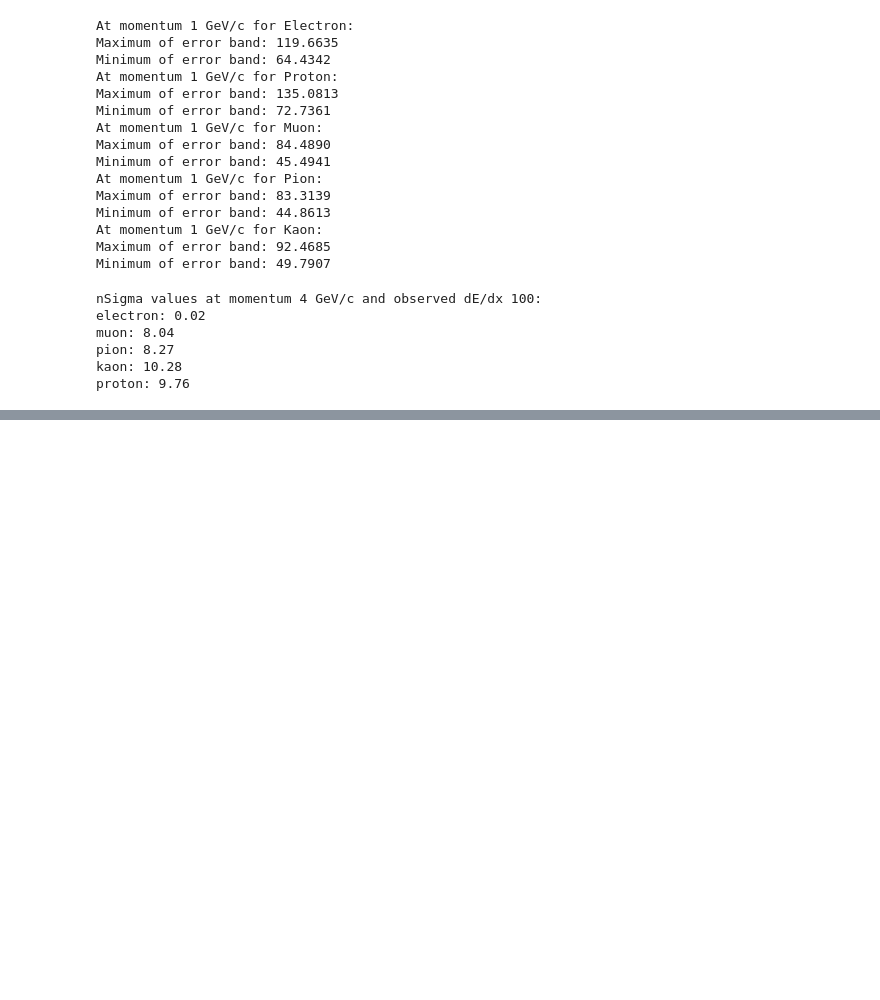
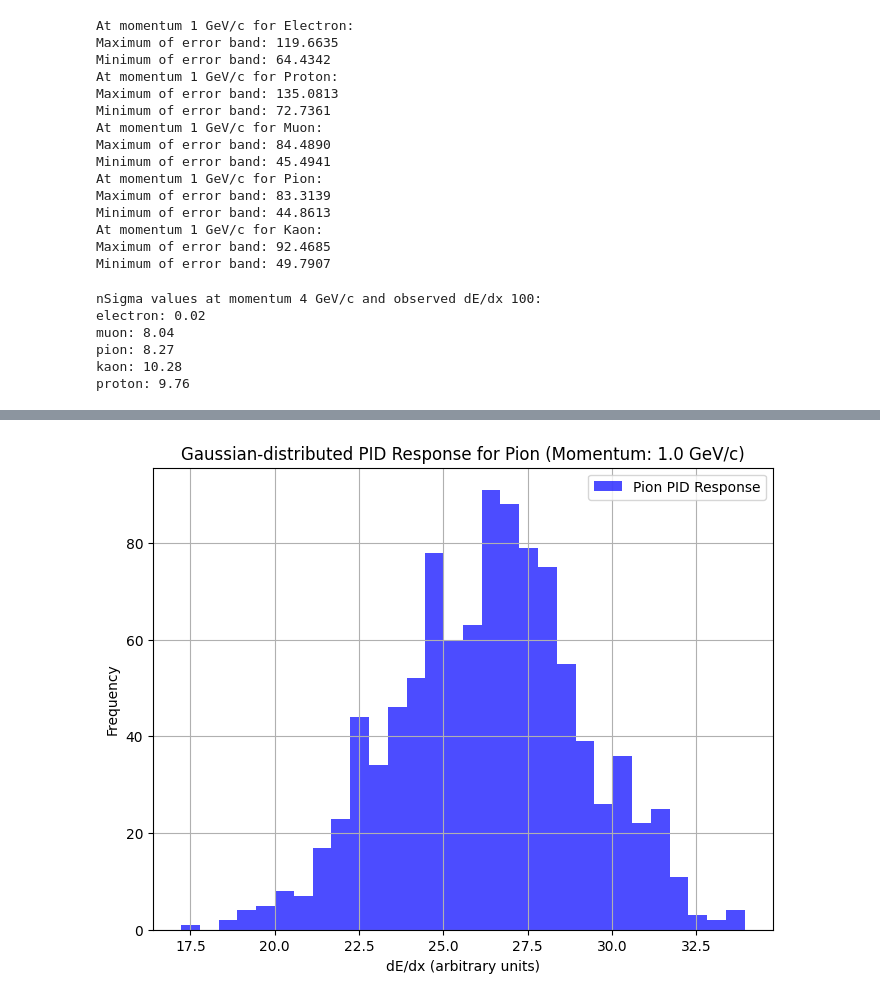
Before and after one commit to siragoni/ML-autoencoder, a Jupyter notebook: Clean.ipynb, the cells around one changed output, grey strips where cells are left out. Drawn from its saved outputs; the diff is of its cells as text; code cells hidden in the pictures; blank space fills up the shorter version.

Commit message:
Gaussian generator

```diff
--- a/Clean.ipynb
+++ b/Clean.ipynb
@@ -241,0 +334,43 @@ print(random_value)
+# %%
+import numpy as np
+import matplotlib.pyplot as plt
+
+def plot_gaussian_pid_distribution(momentum, particle_type, n_samples=100, stretch_factor=1):
+    """
+    Generates and plots Gaussian-distributed PID response values for a given particle type and momentum.
+
+    Parameters:
+    - momentum: Particle momentum (GeV/c)
+    - particle_type: Type of particle ('electron', 'muon', 'pion', 'kaon', 'proton')
+    - n_samples: Number of Gaussian-distributed samples to generate (default = 100)
+    - stretch_factor: Stretch factor for the TPC response (default = 1)
+
+    Generates:
+    - A plot of the Gaussian-distributed PID response values.
+    """
+    # Generate the Gaussian-distributed PID values
+    pid_values = generate_gaussian_pid_list(momentum, particle_type, n_samples, stretch_factor)
+
+    # Plot the distribution
+    plt.figure(figsize=(8, 6))
+    plt.hist(pid_values, bins=30, color='blue', alpha=0.7, label=f'{particle_type.capitalize()} PID Response')
+
+    # Add labels and title
+    plt.xlabel('dE/dx (arbitrary units)')
+    plt.ylabel('Frequency')
+    plt.title(f'Gaussian-distributed PID Response for {particle_type.capitalize()} (Momentum: {momentum} GeV/c)')
+    plt.legend()
+    plt.grid(True)
+
+    # Show the plot
+    plt.show()
+
+# Example usage
+momentum = 1.0  # Example momentum in GeV/c
+particle_type = 'pion'  # Example particle type
+n_samples = 1000  # Number of PID values to generate
+
+# Generate and plot the distribution
+plot_gaussian_pid_distribution(momentum, particle_type, n_samples, get_stretch_factor(particle_type))
+# %% [output]
+[figure, added]
```
Also changed, not shown: parts of 5 cells of this notebook.
